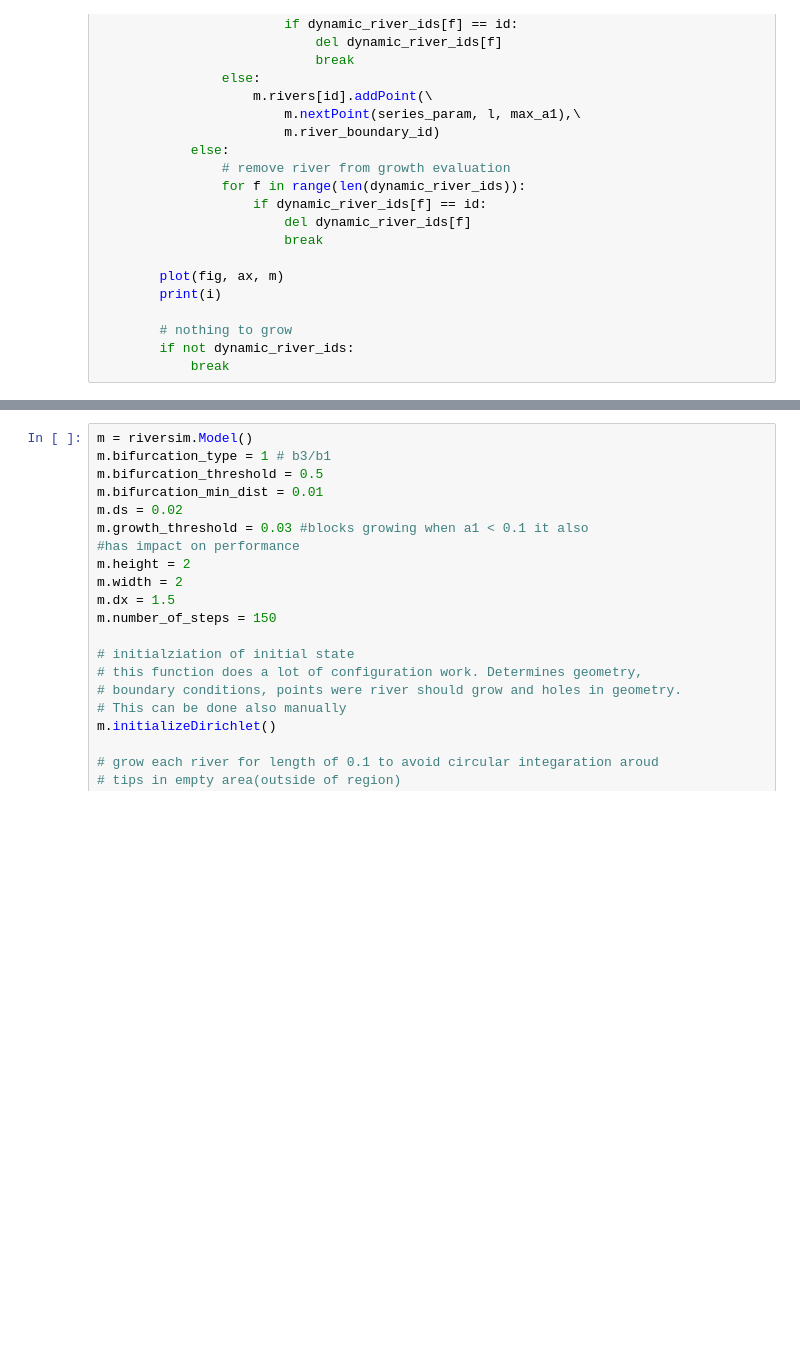
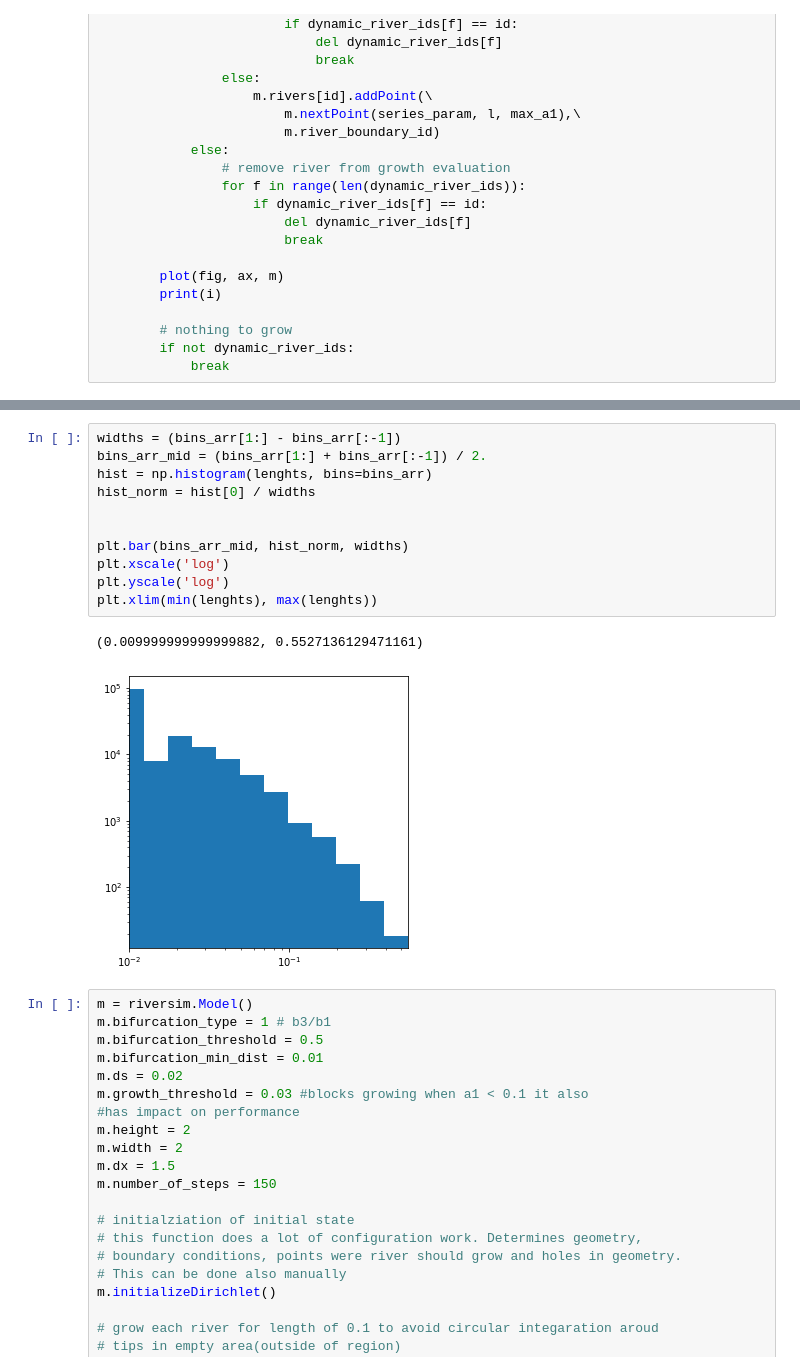
Before and after one commit to okmechak/riversimpy, a Jupyter notebook: scientific_calculations.ipynb, the cells around one changed output, grey strips where cells are left out. Drawn from its saved outputs; the diff is of its cells as text; blank space fills up the shorter version.

```diff
--- a/scientific_calculations.ipynb
+++ b/scientific_calculations.ipynb
@@ -203,3 +211,17 @@ def growRiver(m):
+# %%
+widths = (bins_arr[1:] - bins_arr[:-1])
+bins_arr_mid = (bins_arr[1:] + bins_arr[:-1]) / 2.
+hist = np.histogram(lenghts, bins=bins_arr)
+hist_norm = hist[0] / widths
+
+
+plt.bar(bins_arr_mid, hist_norm, widths)
+plt.xscale('log')
+plt.yscale('log')
+plt.xlim(min(lenghts), max(lenghts))
+# %% [output]
+(0.009999999999999882, 0.5527136129471161)
+[figure, added]
 # %%
 m = riversim.Model()
 m.bifurcation_type = 1 # b3/b1
```
Also changed, not shown: parts of 25 cells of this notebook, 2 other files.
